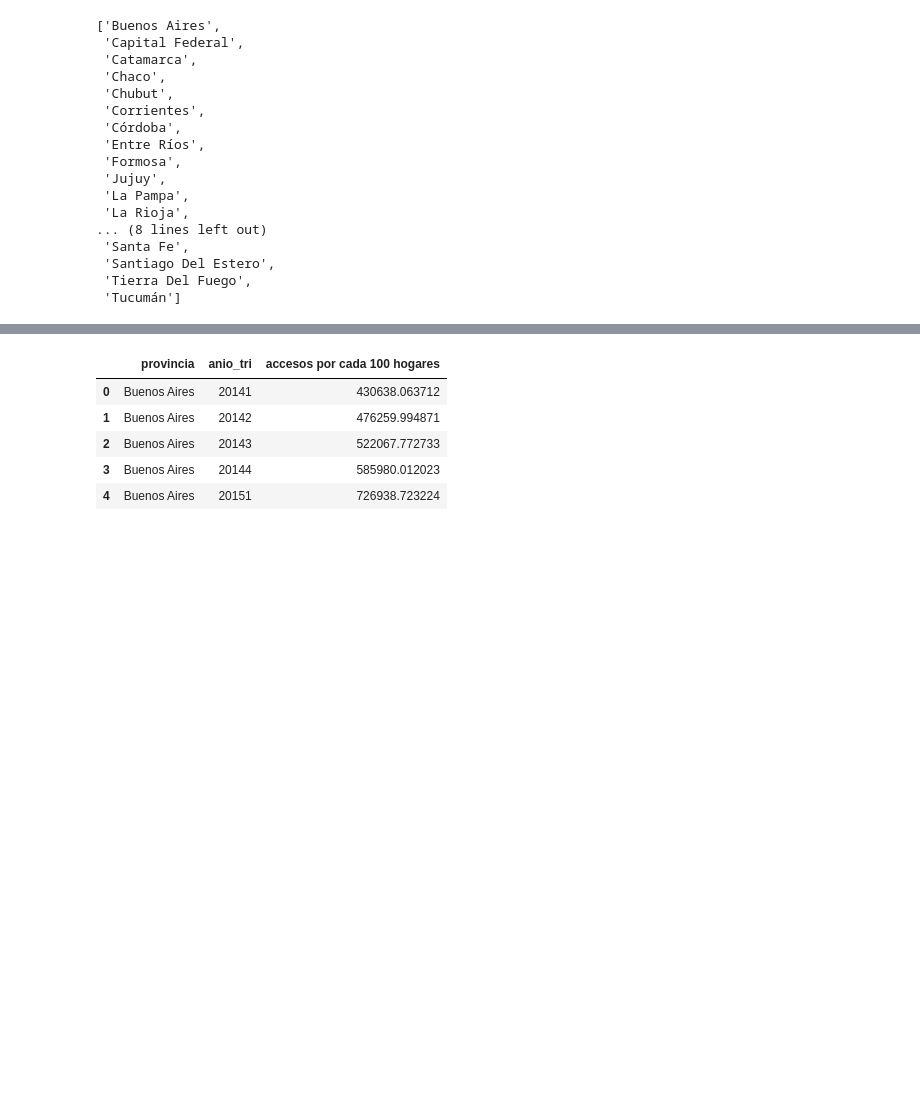
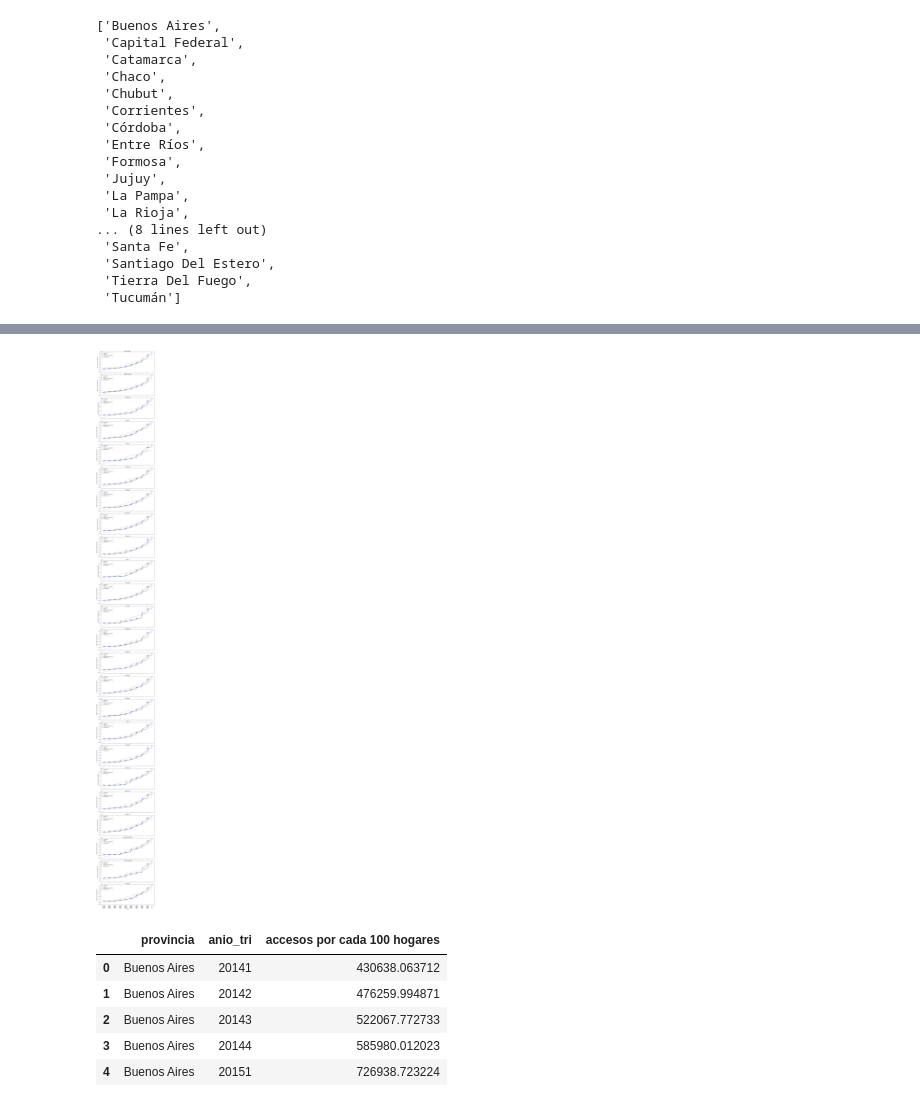
Before and after one commit to Lucaramallo/Empresa_telecomunicaciones, a Jupyter notebook: ETLs/ETL_ingresos_x_provincia_sint.ipynb, the cells around one changed output, grey strips where cells are left out. Drawn from its saved outputs; the diff is of its cells as text; code cells hidden in the pictures; blank space fills up the shorter version.

```diff
--- a/ETLs/ETL_ingresos_x_provincia_sint.ipynb
+++ b/ETLs/ETL_ingresos_x_provincia_sint.ipynb
@@ -312,0 +755,70 @@ df_resultado
+# %%
+# Grafico dataframe pronostico. OK
+
+import matplotlib.pyplot as plt
+import numpy as np
+from sklearn.linear_model import LinearRegression
+
+# Obtener las provincias del dataframe
+provincias = df_resultado.index.tolist()
+
+# Obtener los años trimestrales
+anios_trimestres = df_resultado.columns.tolist()
+
+# Crear la figura y los subplots
+fig, axs = plt.subplots(len(provincias), 1, figsize=(10, 4*len(provincias)), sharex=True)
+
+# Iterar sobre cada provincia
+for i, provincia in enumerate(provincias):
+    # Obtener los valores de resultado para la provincia
+    resultados = df_resultado.loc[provincia].values
+
+    # Calcular la media móvil
+    media_movil = np.convolve(resultados, np.ones(4), mode='valid') / 4
+    media_movil_x = np.arange(len(media_movil))
+
+    # Crear el scatter plot
+    axs[i].scatter(anios_trimestres, resultados, label='Resultado', color='blue', alpha=0.7)
+
+    # Crear la línea
+    axs[i].plot(anios_trimestres, resultados, label='Línea', color='blue', alpha=0.5)
+
+    # Crear el modelo de regresión lineal
+    reg = LinearRegression()
+
+    # Ajustar el modelo a los datos
+    reg.fit(np.arange(len(anios_trimestres)).reshape(-1, 1), resultados.reshape(-1, 1))
+
+    # Obtener los coeficientes de la línea de regresión
+    coeficiente = reg.coef_[0][0]
+    intercepto = reg.intercept_[0]
+
+    # Calcular los valores de la línea de regresión
+    linea_regresion = reg.predict(np.arange(len(anios_trimestres)).reshape(-1, 1))
+
+    # Agregar la línea de regresión
+    axs[i].plot(anios_trimestres, linea_regresion, '--', label=f'Regresión: {coeficiente:.2f}', color='red', alpha=0.7)
+
+    # Agregar la media móvil
+    axs[i].plot(anios_trimestres[3:], media_movil, label='Media Móvil', color='green')
+
+    # Configurar los ejes y etiquetas
+    axs[i].set_title(provincia)
+    axs[i].set_ylabel('Ingresos (en miles de pesos)')
+    axs[i].set_xticks(anios_trimestres)
+    axs[i].set_xticklabels(anios_trimestres, rotation='vertical')
+    axs[i].legend()
+
+    # Imprimir el valor del coeficiente
+    print(f'Coeficiente de regresión para {provincia}: {coeficiente:.2f}')
+
+# Configurar el eje x
+plt.xlabel('anio_tri')
+
+# Ajustar el espaciado entre subplots
+plt.subplots_adjust(hspace=1)
+
+# Mostrar el gráfico
+plt.tight_layout()
+plt.show()
+# %% [output]
@@ -313,3 +842,4 @@ df_resultado
+[figure, added]
 # %%
 # Revertir la tabla pivotada
 df_resultado_revertido = df_resultado.stack().reset_index()
```
Also changed, not shown: parts of 28 cells of this notebook, 1 other file.
